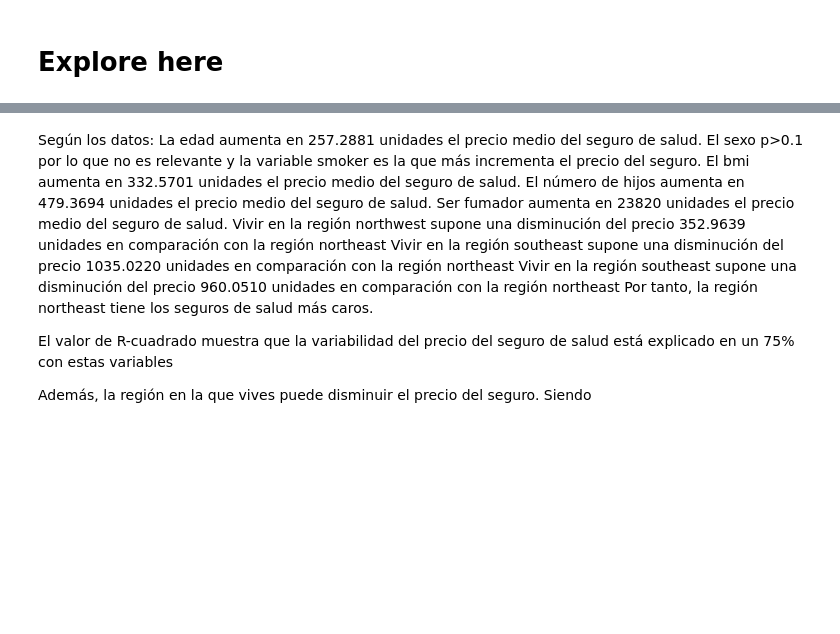
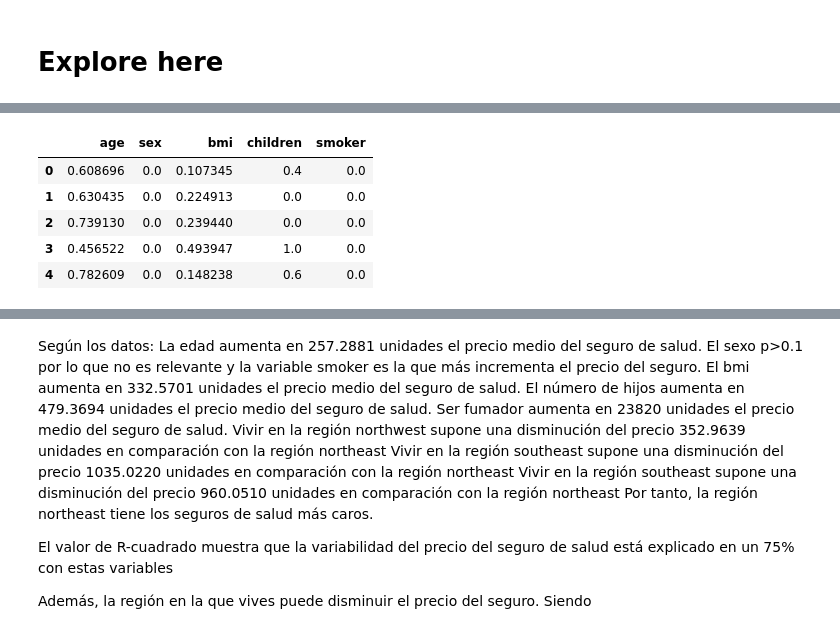
Before and after one commit to pdeleonsoria/regresion_lineal, a Jupyter notebook: src/explore.ipynb, the cells around one changed output, grey strips where cells are left out. Saved outputs shown, nothing was run; the diff lists cells and outputs as text; code cells hidden in the pictures; blank space fills up the shorter version.

```diff
--- a/src/explore.ipynb
+++ b/src/explore.ipynb
@@ -68,0 +56,24 @@ Notes:
+# %%
+#TRAIN Y TEST
+
+X = df_escalado.drop("charges", axis=1)
+y = df_escalado["charges"]
+
+X_train, X_test, y_train, y_test = train_test_split(X, y, test_size=0.2, random_state=42)
+
+selection_model = SelectKBest(score_func=mutual_info_regression, k=5)
+selection_model.fit(X_train, y_train)
+selec = selection_model.get_support()
+
+X_train_sel = pd.DataFrame(selection_model.transform(X_train), columns=X_train.columns.values[selec])
+X_test_sel = pd.DataFrame(selection_model.transform(X_test), columns=X_test.columns.values[selec])
+X_train_sel.head()
+
+#Uso f-ANOVA porque la variable objeto es continua y no funciona asi que cambio a mutual_info_regression
+# %% [output]
+|  | age | sex | bmi | children | smoker |
+| 0 | 0.608696 | 0.0 | 0.107345 | 0.4 | 0.0 |
+| 1 | 0.630435 | 0.0 | 0.224913 | 0.0 | 0.0 |
+| 2 | 0.739130 | 0.0 | 0.239440 | 0.0 | 0.0 |
+| 3 | 0.456522 | 0.0 | 0.493947 | 1.0 | 0.0 |
+| 4 | 0.782609 | 0.0 | 0.148238 | 0.6 | 0.0 |
```
Also changed, not shown: parts of 6 cells of this notebook, 1 other file.
